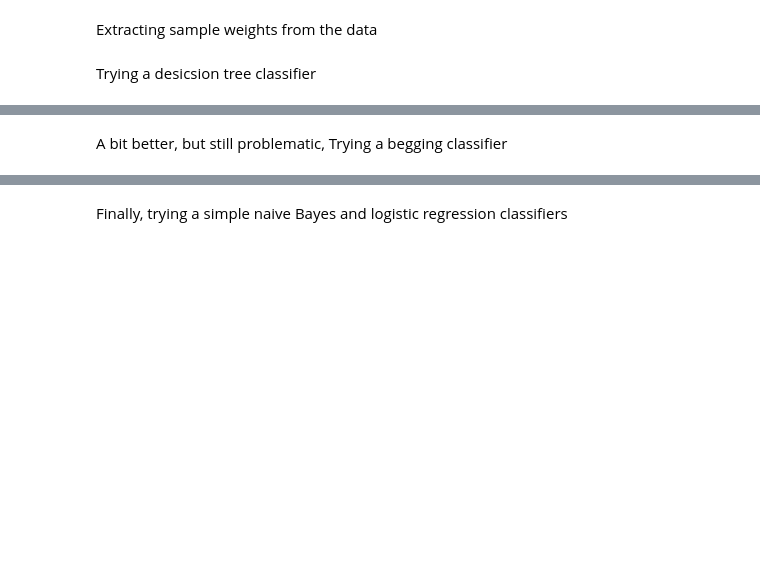
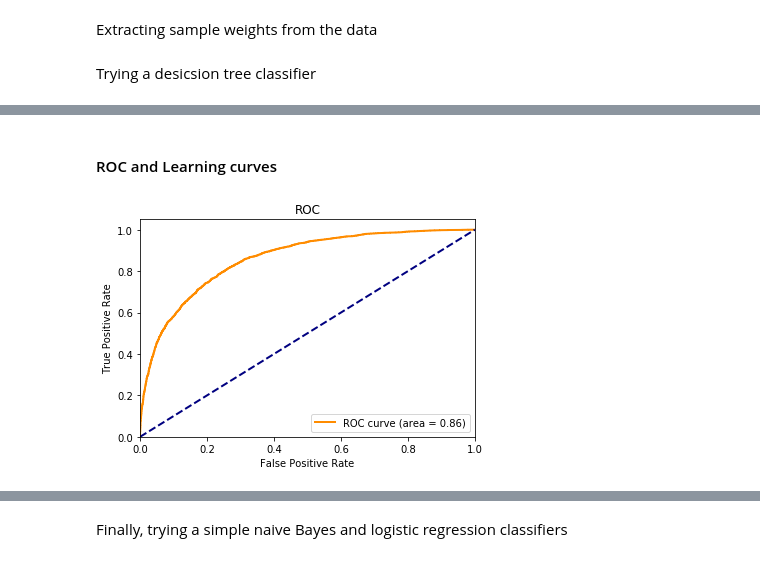
Before and after one commit to typeo23/Springboard-Data-Science, a Jupyter notebook: Capstone Prject 1/First_predictions.ipynb, the cells around one changed output, grey strips where cells are left out. Drawn from its saved outputs; the diff is of its cells as text; code cells hidden in the pictures; blank space fills up the shorter version.

```diff
--- a/Capstone Prject 1/First_predictions.ipynb
+++ b/Capstone Prject 1/First_predictions.ipynb
@@ -75,8 +80,9 @@ Trying to adaptive boosting classifier
 # %%
-from sklearn.ensemble import AdaBoostClassifier
-seed = 9
-num_trees = 500
-model = AdaBoostClassifier(n_estimators=num_trees, random_state=seed)
+#from sklearn.ensemble import AdaBoostClassifier
+from sklearn.ensemble import GradientBoostingClassifier
+seed = 2
+num_trees = 300
+model = GradientBoostingClassifier(n_estimators=num_trees, random_state=seed)
 _=model.fit(X_train, Y_train, sample_weight=weights)
 print(model.score(X_test, Y_test))
 # %% [output]
@@ -92,3 +98,21 @@ print(met.f1_score(Y_test,Y_pred))
-# %% [markdown]
-A bit better, but still problematic,
-Trying a begging classifier
+# %%
+Y_score = model.decision_function(X_test)
+fpr, tpr, _ = met.roc_curve(Y_test, Y_score)
+# %% [markdown]
+#### ROC and Learning curves
+# %%
+plt.figure()
+lw = 2
+auc = met.auc(fpr, tpr)
+plt.plot(fpr, tpr, color='darkorange',
+         lw=lw, label='ROC curve (area = {:0.2f})'.format(auc))
+plt.plot([0, 1], [0, 1], color='navy', lw=lw, linestyle='--')
+plt.xlim([0.0, 1.0])
+plt.ylim([0.0, 1.05])
+plt.xlabel('False Positive Rate')
+plt.ylabel('True Positive Rate')
+plt.title('ROC')
+plt.legend(loc="lower right")
+plt.show()
+# %% [output]
+[figure, added]
```
Also changed, not shown: parts of 23 cells of this notebook.
